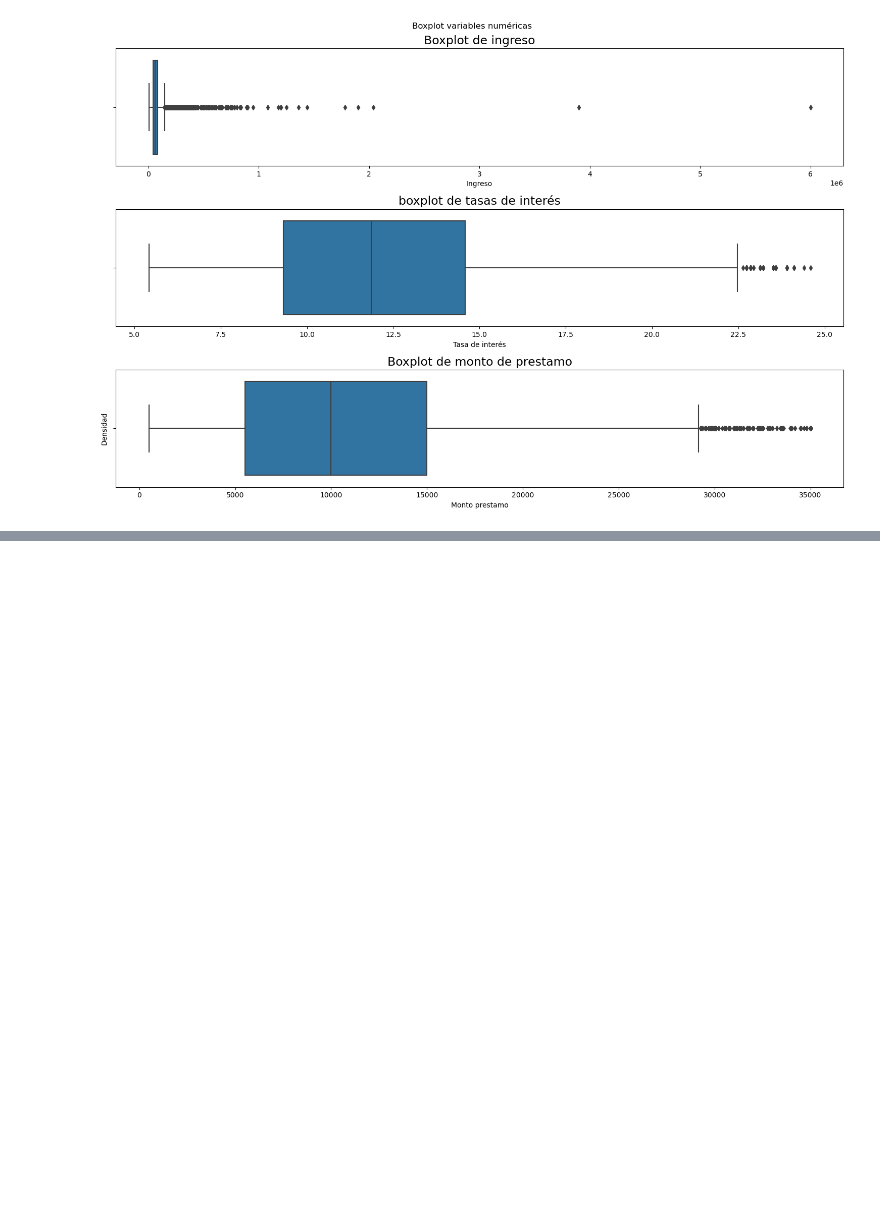
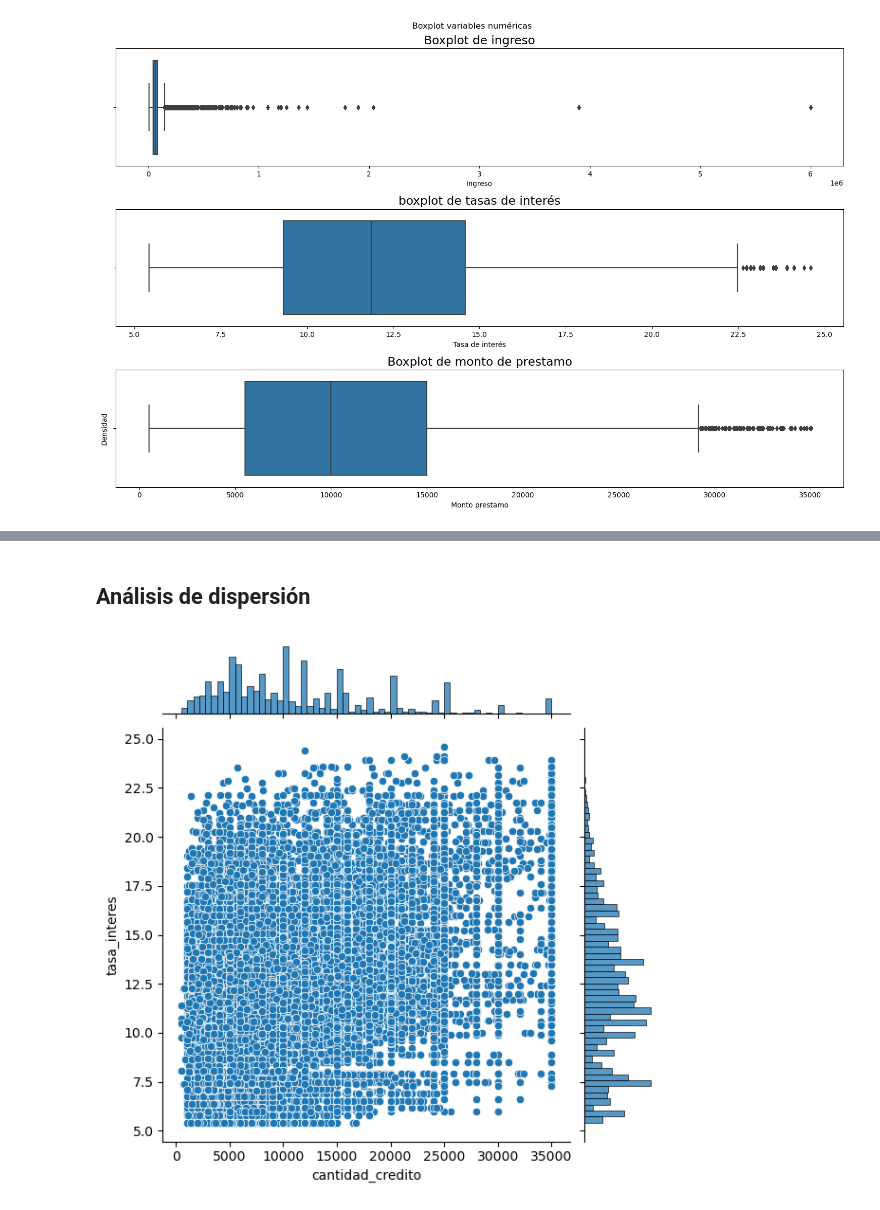
Before and after one commit to SoyJuanDuenas/Amount_loan_ML_Model, a Jupyter notebook: Untitled.ipynb, the cells around one changed output, grey strips where cells are left out. Cells and saved outputs as stored; diff of their text form; code cells hidden in the pictures; blank space fills up the shorter version.

```diff
--- a/Untitled.ipynb
+++ b/Untitled.ipynb
@@ -324,0 +397,11 @@ plt.show()
+# %% [markdown]
+## Análisis de dispersión
+# %%
+#Para hacer un análisis de dispersión entre las variables numericas de nuestro dataset usaremos
+#los jointplot.
+
+sns.jointplot(x='cantidad_credito', y='tasa_interes',
+              data=data, kind='scatter')
+plt.show()
+# %% [output]
+[figure, added]
```
Also changed, not shown: parts of 14 cells of this notebook.
